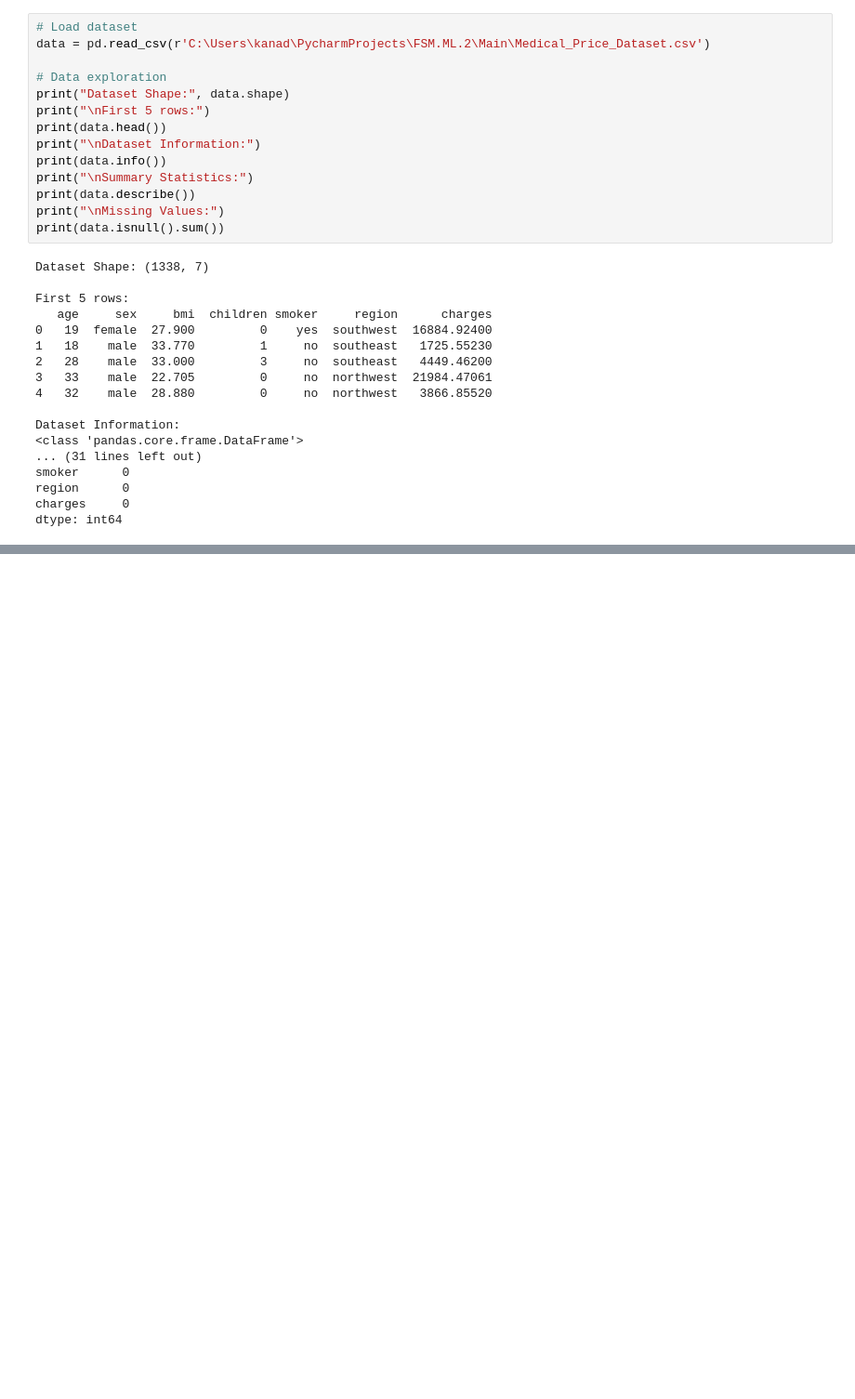
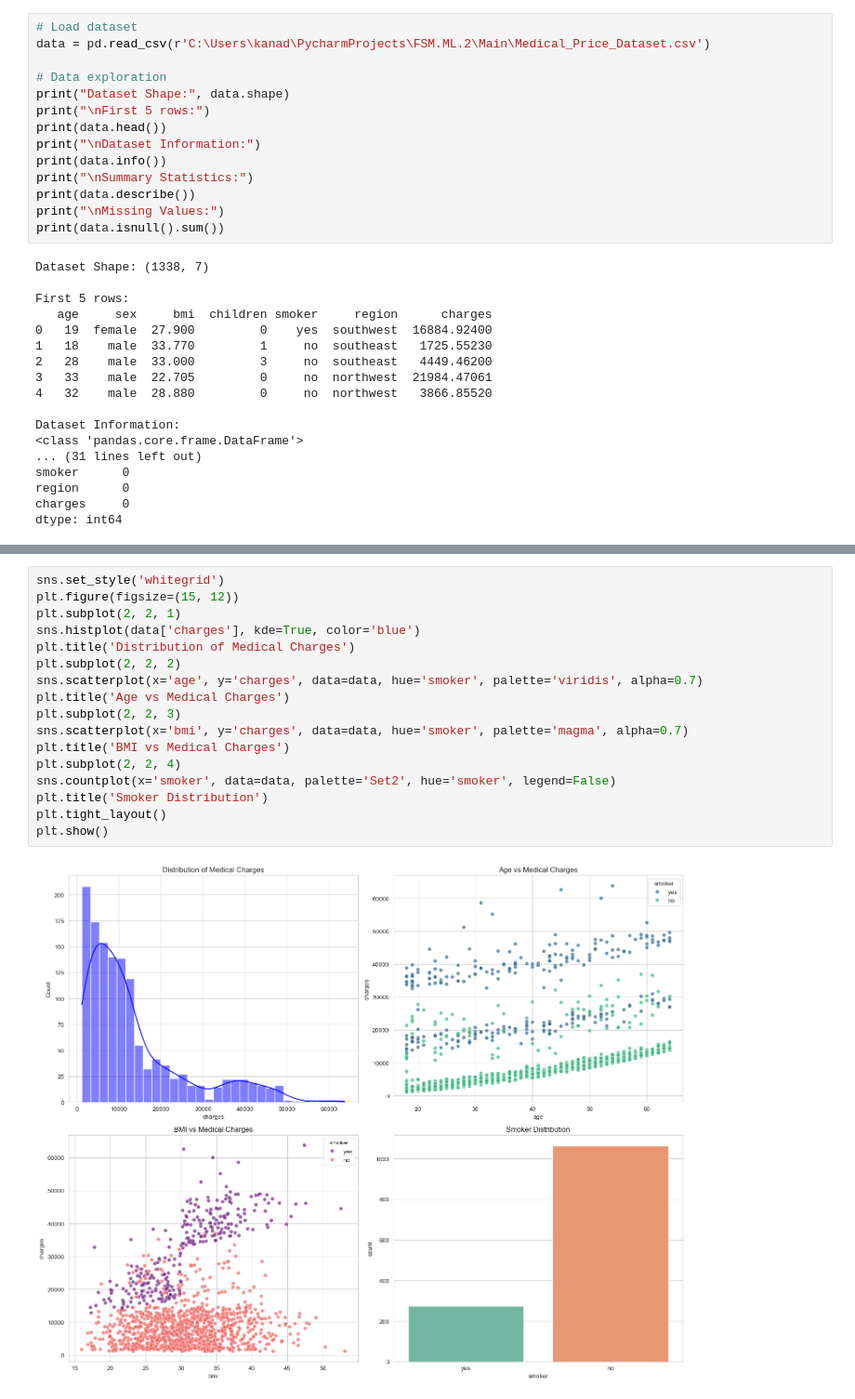
Before and after one commit to Aryan-Kanada/FSM.ML.2, a Jupyter notebook: Main/sample.ipynb, the cells around one changed output, grey strips where cells are left out. Shown at 93% size. Cells and saved outputs as stored; diff of their text form; blank space fills up the shorter version.

Commit message:
Added data visualizations for insights

```diff
--- a/Main/sample.ipynb
+++ b/Main/sample.ipynb
@@ -41,0 +45,19 @@ dtype: int64
+# %%
+sns.set_style('whitegrid')
+plt.figure(figsize=(15, 12))
+plt.subplot(2, 2, 1)
+sns.histplot(data['charges'], kde=True, color='blue')
+plt.title('Distribution of Medical Charges')
+plt.subplot(2, 2, 2)
+sns.scatterplot(x='age', y='charges', data=data, hue='smoker', palette='viridis', alpha=0.7)
+plt.title('Age vs Medical Charges')
+plt.subplot(2, 2, 3)
+sns.scatterplot(x='bmi', y='charges', data=data, hue='smoker', palette='magma', alpha=0.7)
+plt.title('BMI vs Medical Charges')
+plt.subplot(2, 2, 4)
+sns.countplot(x='smoker', data=data, palette='Set2', hue='smoker', legend=False)
+plt.title('Smoker Distribution')
+plt.tight_layout()
+plt.show()
+# %% [output]
+[figure, added]
```
Also changed, not shown: parts of 1 cell of this notebook.
